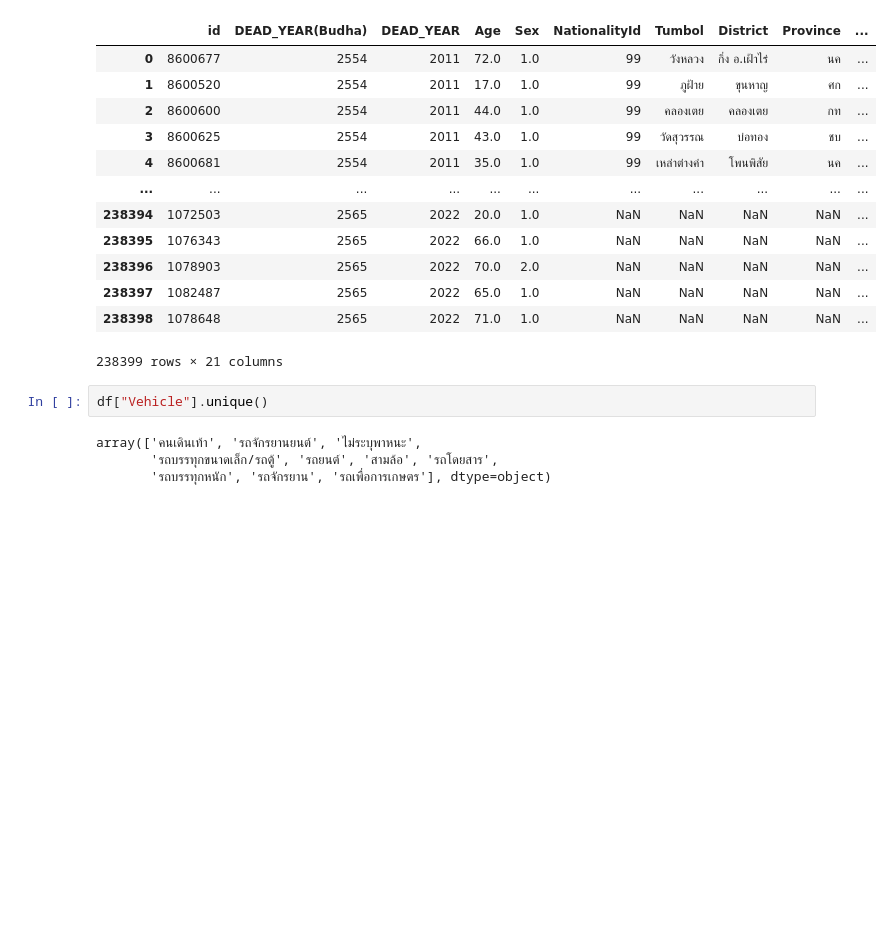
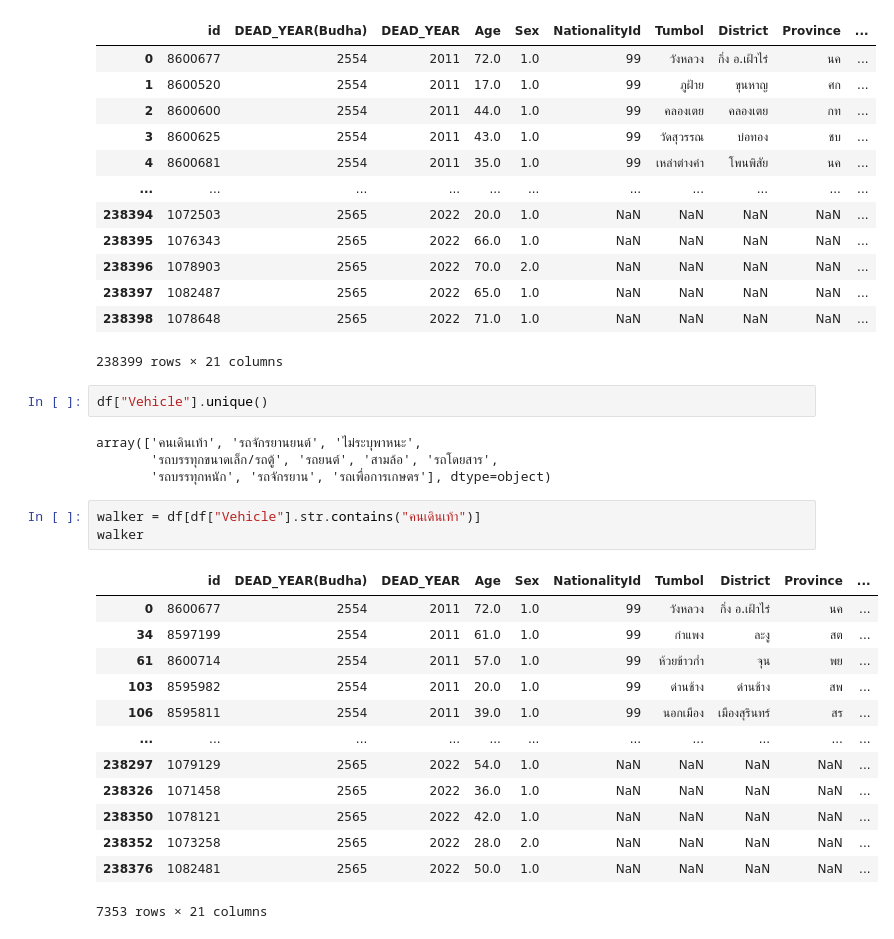
Before and after one commit to Pxngpond99/dashborad_with_my_team, a Jupyter notebook: data_analize.ipynb, the cells around one changed output. Drawn from its saved outputs; the diff is of its cells as text; blank space fills up the shorter version.

```diff
--- a/data_analize.ipynb
+++ b/data_analize.ipynb
@@ -22,3 +22,20 @@ df["Vehicle"].unique()
 array(['คนเดินเท้า', 'รถจักรยานยนต์', 'ไม่ระบุพาหนะ',
        'รถบรรทุกขนาดเล็ก/รถตู้', 'รถยนต์', 'สามล้อ', 'รถโดยสาร',
        'รถบรรทุกหนัก', 'รถจักรยาน', 'รถเพื่อการเกษตร'], dtype=object)
+# %%
+walker = df[df["Vehicle"].str.contains("คนเดินเท้า")]
+walker
+# %% [output]
+|  | id | DEAD_YEAR(Budha) | DEAD_YEAR | Age | Sex | NationalityId | Tumbol | District | Province | ... |
+| 0 | 8600677 | 2554 | 2011 | 72.0 | 1.0 | 99 | วังหลวง | กิ่ง อ.เฝ้าไร่ | นค | ... |
+| 34 | 8597199 | 2554 | 2011 | 61.0 | 1.0 | 99 | กำแพง | ละงู | สต | ... |
+| 61 | 8600714 | 2554 | 2011 | 57.0 | 1.0 | 99 | ห้วยข้าวก่ำ | จุน | พย | ... |
+| 103 | 8595982 | 2554 | 2011 | 20.0 | 1.0 | 99 | ด่านช้าง | ด่านช้าง | สพ | ... |
+| 106 | 8595811 | 2554 | 2011 | 39.0 | 1.0 | 99 | นอกเมือง | เมืองสุรินทร์ | สร | ... |
+| ... | ... | ... | ... | ... | ... | ... | ... | ... | ... | ... |
+| 238297 | 1079129 | 2565 | 2022 | 54.0 | 1.0 | NaN | NaN | NaN | NaN | ... |
+| 238326 | 1071458 | 2565 | 2022 | 36.0 | 1.0 | NaN | NaN | NaN | NaN | ... |
+| 238350 | 1078121 | 2565 | 2022 | 42.0 | 1.0 | NaN | NaN | NaN | NaN | ... |
+| 238352 | 1073258 | 2565 | 2022 | 28.0 | 2.0 | NaN | NaN | NaN | NaN | ... |
+| 238376 | 1082481 | 2565 | 2022 | 50.0 | 1.0 | NaN | NaN | NaN | NaN | ... |
+7353 rows × 21 columns
```
Also changed, not shown: parts of 9 cells of this notebook.
